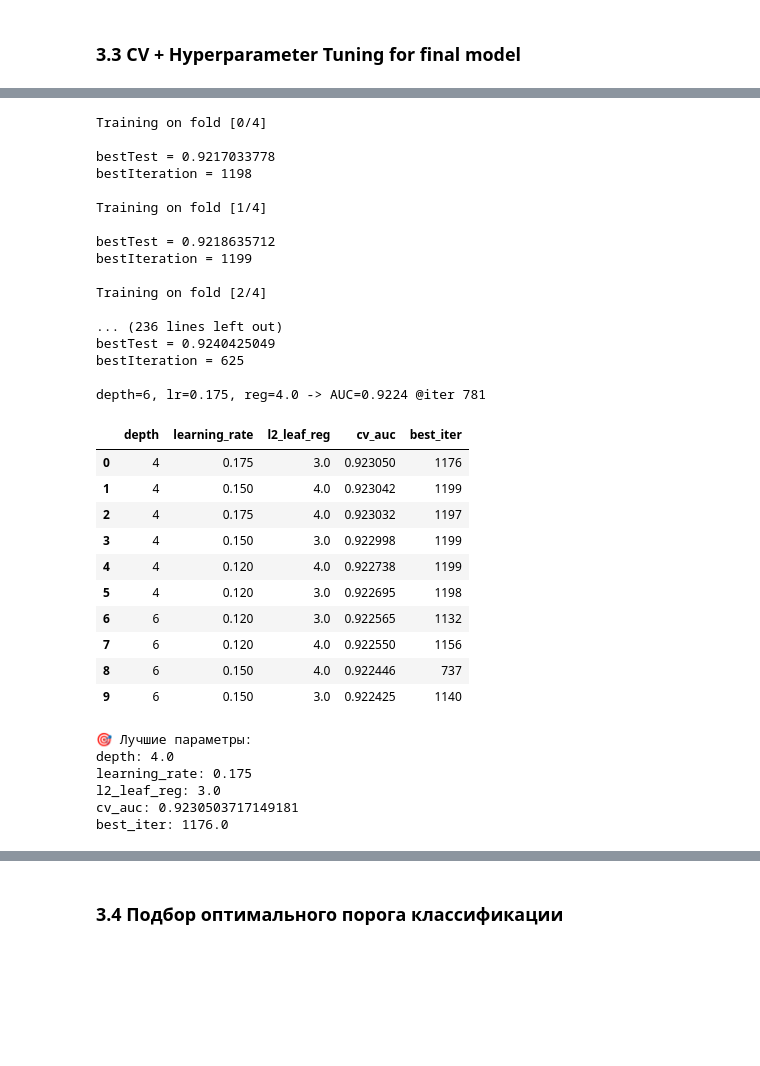
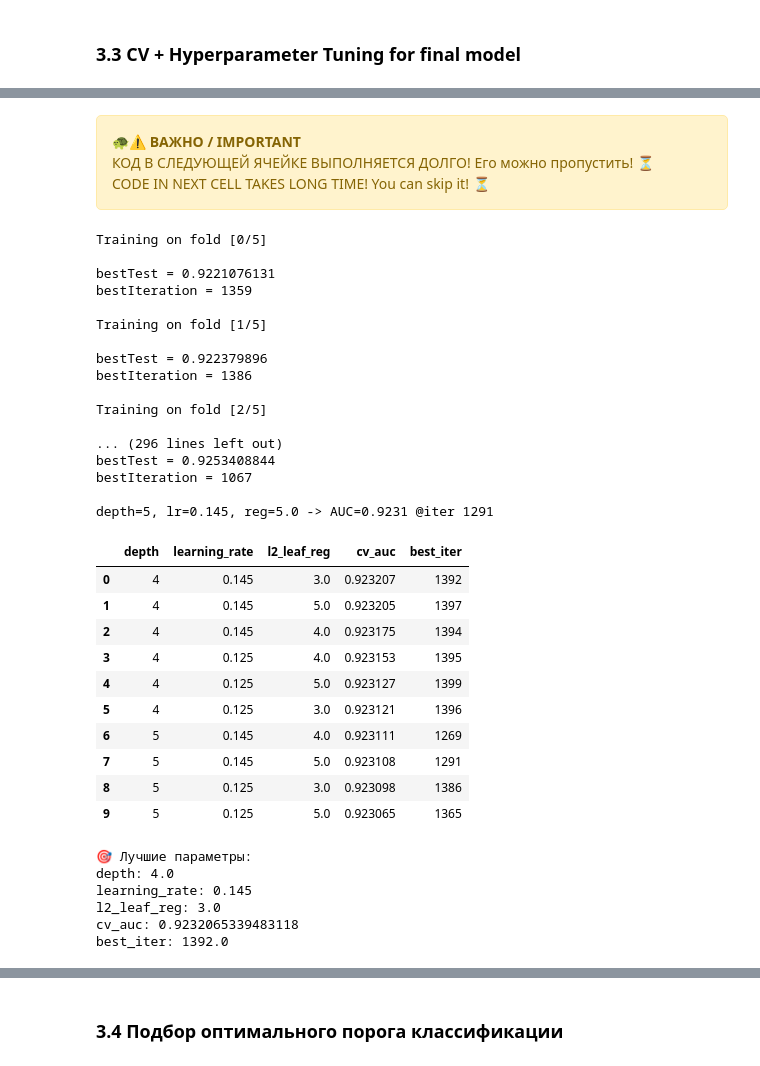
Before and after one commit to vulcan4ik/loan-prediction-2025, a Jupyter notebook: ipynb/loan-prediction-11-2025.ipynb, the cells around one changed output, grey strips where cells are left out. Cells and saved outputs as stored; diff of their text form; code cells hidden in the pictures; blank space fills up the shorter version.

```diff
--- a/ipynb/loan-prediction-11-2025.ipynb
+++ b/ipynb/loan-prediction-11-2025.ipynb
@@ -624,14 +614,6 @@ def add_features(df):
         grade_stats["grade_subgrade"] = (
             grade_stats["grade_subgrade"].astype(str).str.strip().str.upper()
         )
-
-        df = df.merge(
-            grade_stats[["grade_subgrade", "default_rate"]],
-            on="grade_subgrade",
-            how="left",
-        )
-        df["default_rate"] = df["default_rate"].fillna(df["default_rate"].mean())
-
     return df
 # %%
 train_fe_added = add_features(train)
@@ -822,10 +818,16 @@ y = train_fe_added["loan_paid_back"]
 data_pool = Pool(X, label=y, cat_features=cat_features)
 # %%
 param_grid = {
-    "depth": [4, 6],
-    "learning_rate": [0.12, 0.15, 0.175],
-    "l2_leaf_reg": [3.0, 4.0],
+    "depth": [4, 5],
+    "learning_rate": [0.125, 0.145],
+    "l2_leaf_reg": [3.0, 4.0, 5.0],
 }
+# %% [markdown]
+<div style="background-color: #fff3cd; border: 1px solid #ffeaa7; padding: 15px; border-radius: 5px; color: #856404;">
+<strong>🐢⚠️ ВАЖНО / IMPORTANT</strong><br>
+ КОД В СЛЕДУЮЩЕЙ ЯЧЕЙКЕ ВЫПОЛНЯЕТСЯ ДОЛГО! Его можно пропустить! ⏳<br>
+ CODE IN NEXT CELL TAKES LONG TIME! You can skip it! ⏳
+</div>
 # %%
 results = []
 
@@ -833,22 +835,23 @@ for depth in param_grid["depth"]:
     for lr in param_grid["learning_rate"]:
         for reg in param_grid["l2_leaf_reg"]:
             params = {
-                "iterations": 1200,
+                "iterations": 1400,
                 "depth": depth,
                 "learning_rate": lr,
                 "loss_function": "Logloss",
                 "eval_metric": "AUC",
                 "random_seed": 2007,
                 "verbose": False,
+                "subsample": 0.8,
                 "auto_class_weights": "Balanced",
                 "l2_leaf_reg": reg,
-                "early_stopping_rounds": 80,
+                "early_stopping_rounds": 100,
             }
 
             cv_res = cv(
                 pool=data_pool,
                 params=params,
-                fold_count=4,
+                fold_count=5,
                 stratified=True,
                 verbose=False,
             )
@@ -861,59 +864,59 @@ for depth in param_grid["depth"]:
                     "depth": depth,
                     "learning_rate": lr,
                     "l2_leaf_reg": reg,
                     "cv_auc": auc_mean,
                     "best_iter": best_iter,
                 }
             )
             print(
                 f"depth={depth}, lr={lr}, reg={reg} -> AUC={auc_mean:.4f} @iter {best_iter}"
             )
 
 # === Таблица результатов ===
 results_df = (
     pd.DataFrame(results).sort_values("cv_auc", ascending=False).reset_index(drop=True)
 )
 display(results_df.head(10))
 
 # === Лучшая комбинация ===
 best = results_df.iloc[0].to_dict()
 print("\n🎯 Лучшие параметры:")
 for k, v in best.items():
     print(f"{k}: {v}")
 # %% [output]
-Training on fold [0/4]
+Training on fold [0/5]
 
-bestTest = 0.9217033778
-bestIteration = 1198
+bestTest = 0.9221076131
+bestIteration = 1359
 
-Training on fold [1/4]
+Training on fold [1/5]
 
-bestTest = 0.9218635712
-bestIteration = 1199
+bestTest = 0.922379896
+bestIteration = 1386
 
-Training on fold [2/4]
+Training on fold [2/5]
 
-... (236 lines left out)
-bestTest = 0.9240425049
-bestIteration = 625
+... (296 lines left out)
+bestTest = 0.9253408844
+bestIteration = 1067
 
-depth=6, lr=0.175, reg=4.0 -> AUC=0.9224 @iter 781
+depth=5, lr=0.145, reg=5.0 -> AUC=0.9231 @iter 1291
 |  | depth | learning_rate | l2_leaf_reg | cv_auc | best_iter |
-| 0 | 4 | 0.175 | 3.0 | 0.923050 | 1176 |
-| 1 | 4 | 0.150 | 4.0 | 0.923042 | 1199 |
-| 2 | 4 | 0.175 | 4.0 | 0.923032 | 1197 |
-| 3 | 4 | 0.150 | 3.0 | 0.922998 | 1199 |
-| 4 | 4 | 0.120 | 4.0 | 0.922738 | 1199 |
-| 5 | 4 | 0.120 | 3.0 | 0.922695 | 1198 |
-| 6 | 6 | 0.120 | 3.0 | 0.922565 | 1132 |
-| 7 | 6 | 0.120 | 4.0 | 0.922550 | 1156 |
-| 8 | 6 | 0.150 | 4.0 | 0.922446 | 737 |
-| 9 | 6 | 0.150 | 3.0 | 0.922425 | 1140 |
+| 0 | 4 | 0.145 | 3.0 | 0.923207 | 1392 |
+| 1 | 4 | 0.145 | 5.0 | 0.923205 | 1397 |
+| 2 | 4 | 0.145 | 4.0 | 0.923175 | 1394 |
+| 3 | 4 | 0.125 | 4.0 | 0.923153 | 1395 |
+| 4 | 4 | 0.125 | 5.0 | 0.923127 | 1399 |
+| 5 | 4 | 0.125 | 3.0 | 0.923121 | 1396 |
+| 6 | 5 | 0.145 | 4.0 | 0.923111 | 1269 |
+| 7 | 5 | 0.145 | 5.0 | 0.923108 | 1291 |
+| 8 | 5 | 0.125 | 3.0 | 0.923098 | 1386 |
+| 9 | 5 | 0.125 | 5.0 | 0.923065 | 1365 |
 🎯 Лучшие параметры:
 depth: 4.0
-learning_rate: 0.175
+learning_rate: 0.145
 l2_leaf_reg: 3.0
-cv_auc: 0.9230503717149181
-best_iter: 1176.0
+cv_auc: 0.9232065339483118
+best_iter: 1392.0
 # %%
 final_params = {
```
Also changed, not shown: parts of 34 cells of this notebook, 39 other files.
